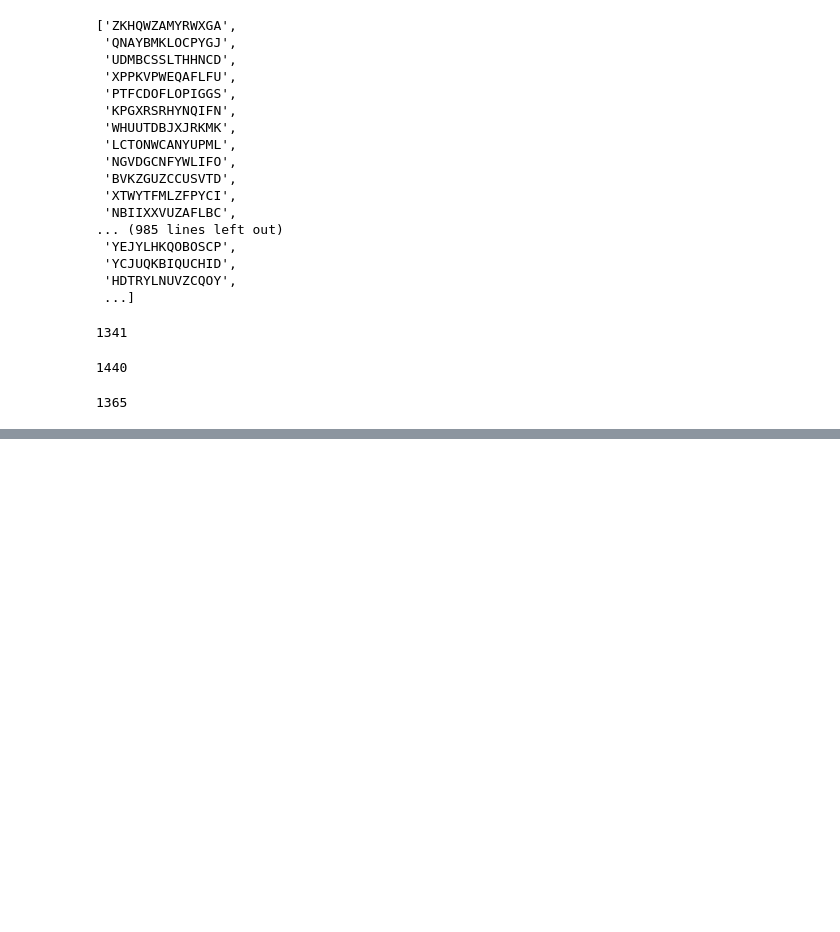
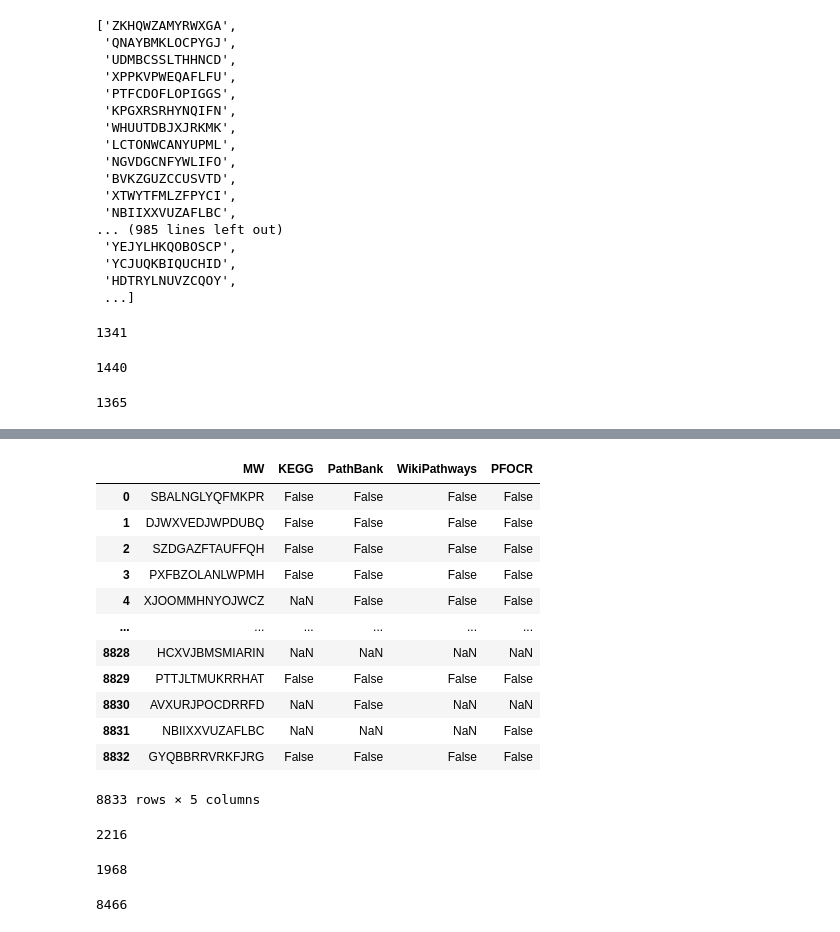
Before and after one commit to kozo2/mb-2023_poster, a Jupyter notebook: count_inchikeys_in_pathwaydbs.ipynb, the cells around one changed output, grey strips where cells are left out. Cells and saved outputs as stored; diff of their text form; code cells hidden in the pictures; blank space fills up the shorter version.

```diff
--- a/count_inchikeys_in_pathwaydbs.ipynb
+++ b/count_inchikeys_in_pathwaydbs.ipynb
@@ -658,0 +673,39 @@ len(set(unique_mw_inchi_key_prefix) & set(unique_pfocr_inchikey_prefix))
+# %%
+WikiPathways = pd.Series(unique_mw_inchi_key_prefix).isin(pd.Series(unique_wikipathways_inchikey_prefix))
+WikiPathways[WikiPathways == True] = np.nan
+# %%
+PFOCR = pd.Series(unique_mw_inchi_key_prefix).isin(pd.Series(unique_pfocr_inchikey_prefix))
+PFOCR[PFOCR == True] = np.nan
+# %%
+MW = pd.Series(unique_mw_inchi_key_prefix)
+# %%
+# create a dataframe from MW, KEGG, PathBank, WikiPathways, and PFOCR
+overlap_df = pd.DataFrame({"MW": MW, "KEGG": KEGG, "PathBank": PathBank, "WikiPathways": WikiPathways, "PFOCR": PFOCR})
+# %%
+overlap_df
+# %% [output]
+|  | MW | KEGG | PathBank | WikiPathways | PFOCR |
+| 0 | SBALNGLYQFMKPR | False | False | False | False |
+| 1 | DJWXVEDJWPDUBQ | False | False | False | False |
+| 2 | SZDGAZFTAUFFQH | False | False | False | False |
+| 3 | PXFBZOLANLWPMH | False | False | False | False |
+| 4 | XJOOMMHNYOJWCZ | NaN | False | False | False |
+| ... | ... | ... | ... | ... | ... |
+| 8828 | HCXVJBMSMIARIN | NaN | NaN | NaN | NaN |
+| 8829 | PTTJLTMUKRRHAT | False | False | False | False |
+| 8830 | AVXURJPOCDRRFD | NaN | False | NaN | NaN |
+| 8831 | NBIIXXVUZAFLBC | NaN | NaN | NaN | False |
+| 8832 | GYQBBRRVRKFJRG | False | False | False | False |
+8833 rows × 5 columns
+# %%
+overlap_df['KEGG'].isna().sum()
+# %% [output]
+2216
+# %%
+KEGG.isna().sum()
+# %% [output]
+1968
+# %%
+len(set(MW))
+# %% [output]
+8466
```
Also changed, not shown: parts of 14 cells of this notebook.
